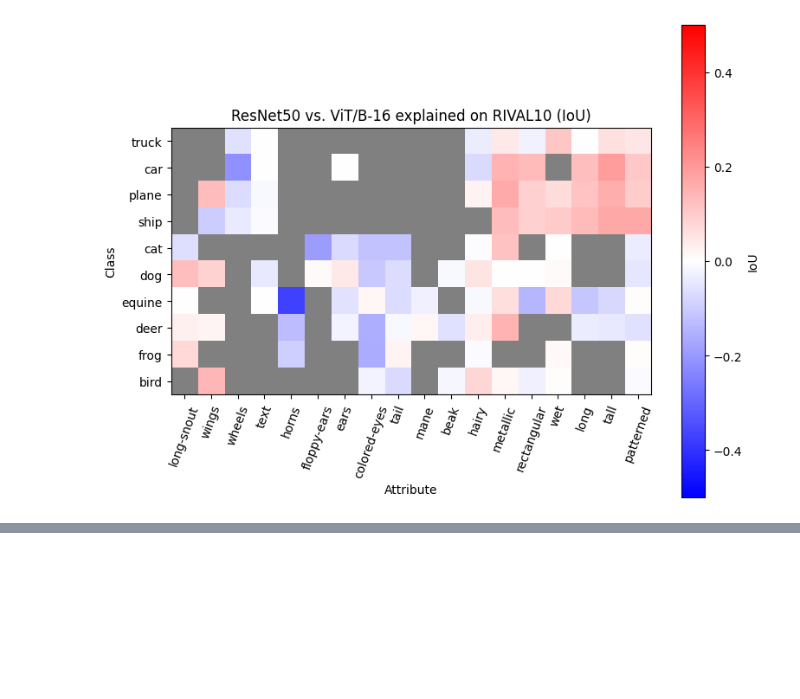
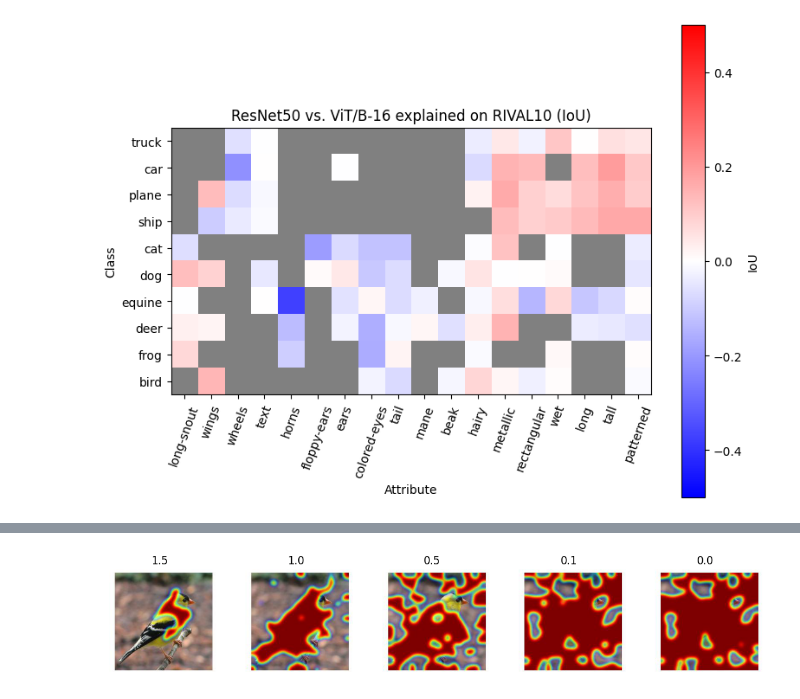
Before and after one commit to Uzukidd/sl-cbm, a Jupyter notebook: manually_debug.ipynb, the cells around one changed output, grey strips where cells are left out. Cells and saved outputs as stored; diff of their text form; code cells hidden in the pictures; blank space fills up the shorter version.

```diff
--- a/manually_debug.ipynb
+++ b/manually_debug.ipynb
@@ -816,0 +858,80 @@ draw_matrix(rn50_iou_matrix - vit16_iou_matrix, "ResNet50 vs. ViT/B-16 explained
+# %%
+import os
+import PIL
+from PIL import Image
+import matplotlib.pyplot as plt
+
+def load_img(title:str, root:str, img_name:str):
+    image_path = os.path.join(root, img_name)
+    image = Image.open(image_path)
+
+    width, height = image.size
+
+    part_width = width // 3
+
+    part1 = image.crop((0, 0, part_width, height))
+    part2 = image.crop((part_width, 0, 2 * part_width, height))
+    part3 = image.crop((2 * part_width, 0, width, height))
+
+    return part1, part2, part3
+
+
+def generate_vis_table(images:list[PIL.Image.Image], titles:str):
+    fig, ax = plt.subplots(1, len(images), figsize=(sum([img.width for img in images])/100, max([img.height for img in images])/100))
+
+    for i, (img, title) in enumerate(zip(images, titles)):
+        ax[i].imshow(img)
+        ax[i].set_title(title)
+        ax[i].axis('off')
+
+    plt.show()
+
+titles = []
+images = []
+for parameter, root in sorted(entropy_ablation.items(), key=lambda x: x[0], reverse=True):
+    ori, ref, pred = load_img("", os.path.join(root, "images"), "bird-wings-0:4-attn_image.jpg")
+    images.append(pred)
+    titles.append(f"{parameter}")
+generate_vis_table(images, titles)
+
+titles = []
+images = []
+for parameter, root in sorted(entropy_ablation.items(), key=lambda x: x[0], reverse=True):
+    ori, ref, pred = load_img("", os.path.join(root, "images"), "car-wheels-0:3-attn_image.jpg")
+    images.append(pred)
+    titles.append(f"{parameter}")
+generate_vis_table(images, titles)
+
+titles = []
+images = []
+for parameter, root in sorted(entropy_ablation.items(), key=lambda x: x[0], reverse=True):
+    ori, ref, pred = load_img("", os.path.join(root, "images"), "cat-colored-eyes-2:4-attn_image.jpg")
+    images.append(pred)
+    titles.append(f"{parameter}")
+generate_vis_table(images, titles)
+
+titles = []
+images = []
+for parameter, root in sorted(entropy_ablation.items(), key=lambda x: x[0], reverse=True):
+    ori, ref, pred = load_img("", os.path.join(root, "images"), "deer-horns-0:1-attn_image.jpg")
+    images.append(pred)
+    titles.append(f"{parameter}")
+generate_vis_table(images, titles)
+
+titles = []
+images = []
+for parameter, root in sorted(entropy_ablation.items(), key=lambda x: x[0], reverse=True):
+    ori, ref, pred = load_img("", os.path.join(root, "images"), "dog-floppy-ears-0:5-attn_image.jpg")
+    images.append(pred)
+    titles.append(f"{parameter}")
+generate_vis_table(images, titles)
+
+titles = []
+images = []
+for parameter, root in sorted(entropy_ablation.items(), key=lambda x: x[0], reverse=True):
+    ori, ref, pred = load_img("", os.path.join(root, "images"), "plane-wings-0:0-attn_image.jpg")
+    images.append(pred)
+    titles.append(f"{parameter}")
+generate_vis_table(images, titles)
+# %% [output]
+[figure, added]
```
Also changed, not shown: parts of 3 cells of this notebook, 12 other files.
